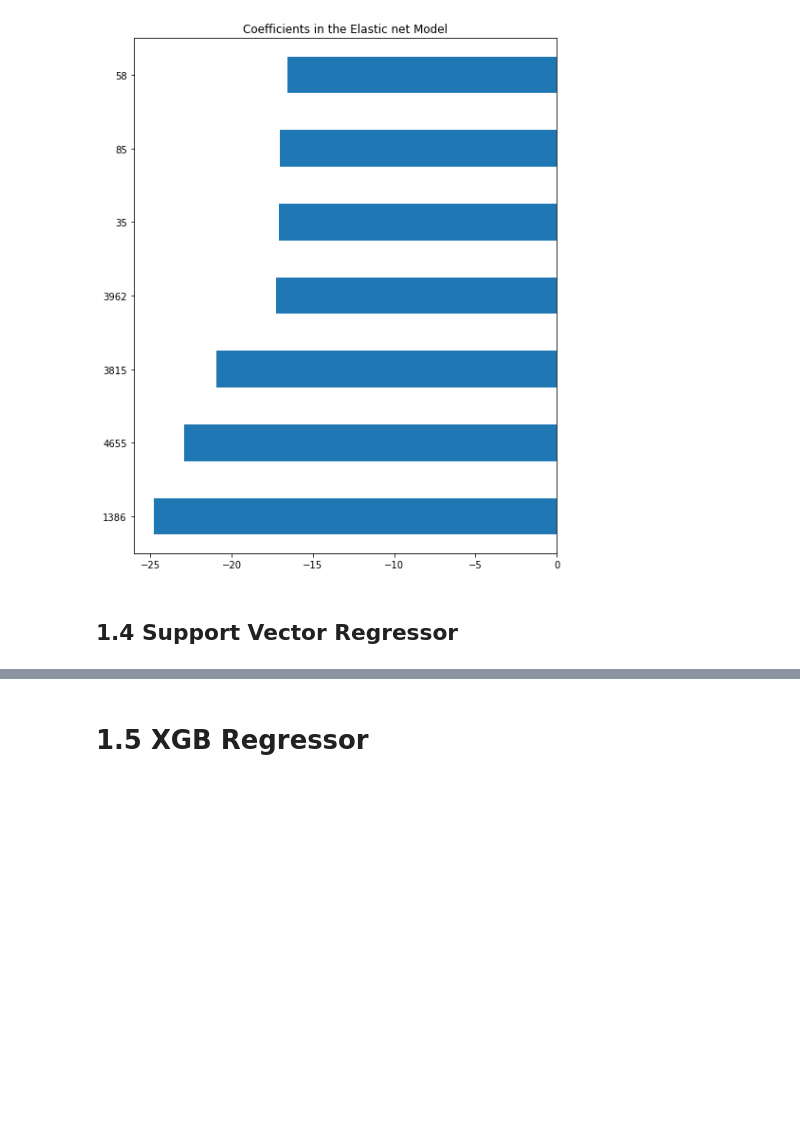
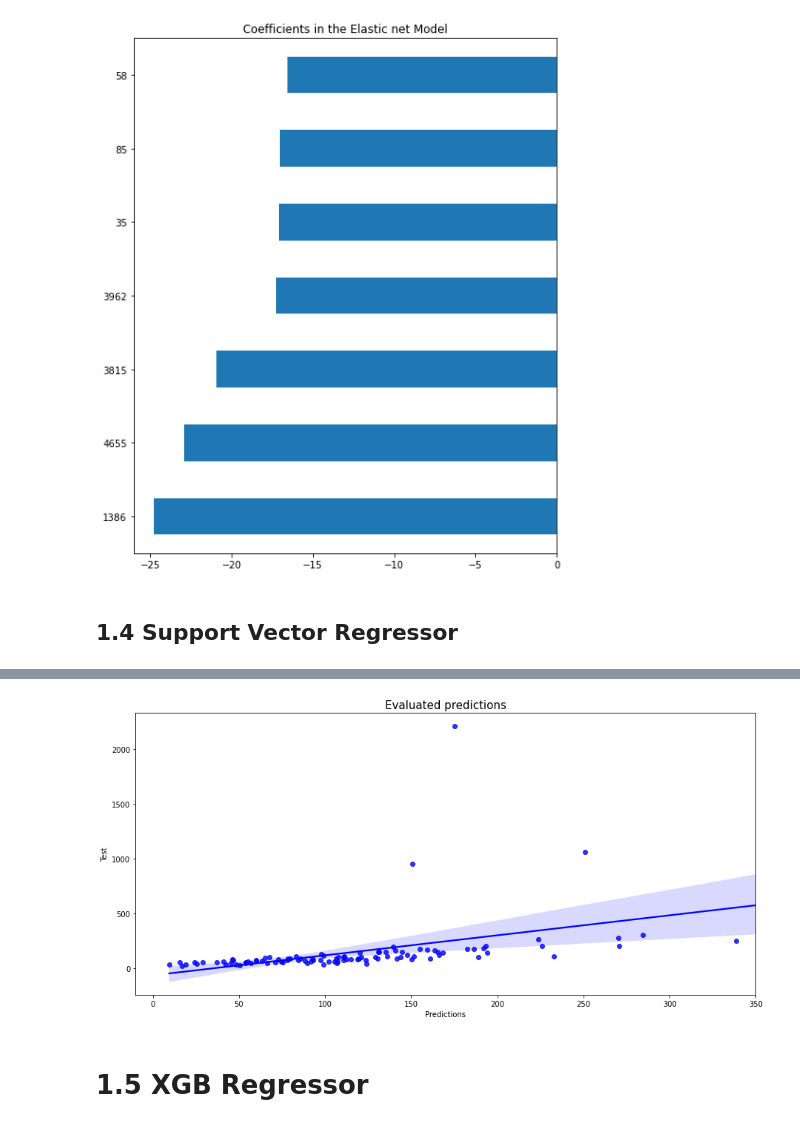
Before and after one commit to amodi01/airbnbpriceprediction, a Jupyter notebook: models/Model_Linear_Regression.ipynb, the cells around one changed output, grey strips where cells are left out. Drawn from its saved outputs; the diff is of its cells as text; code cells hidden in the pictures; blank space fills up the shorter version.

```diff
--- a/models/Model_Linear_Regression.ipynb
+++ b/models/Model_Linear_Regression.ipynb
@@ -131,6 +189,7 @@ def getPredictions(model,X_tr,y_tr,X_te,y_te,modelName=""):
     #print('R2 score: %s' %r2)
     if len(modelName) >0:
         _Pretty_table_logs.add_row([modelName, mae, mse,rmse,r2 ])
+        pickle.dump(model, open(modelName, 'wb'))
         print (_Pretty_table_logs)
     return model,predictions
 # %%
@@ -316,3 +387,3 @@ bestScore=clf.best_score_
 # %%
 %%time
-model_svr1,predictions_svr1= getPredictions(ElasticNet(alpha=bestAlpha),X_train,y_train,X_test,y_test,"Elastic net")
+model_svr1,predictions_svr1= getPredictions(SVR(kernel=ker,C=best_c,epsilon=ep ),X_train,y_train,X_test,y_test,"SVR")
@@ -319,2 +398,6 @@ model_svr1,predictions_svr1= getPredictions(ElasticNet(alpha=bestAlpha),X_train,
+# %%
+getPredictionsGraph(y_test,predictions_svr1)
+# %% [output]
+[figure, added]
 # %% [markdown]
 # 1.5 XGB Regressor
```
Also changed, not shown: parts of 18 cells of this notebook, 5 other files.
